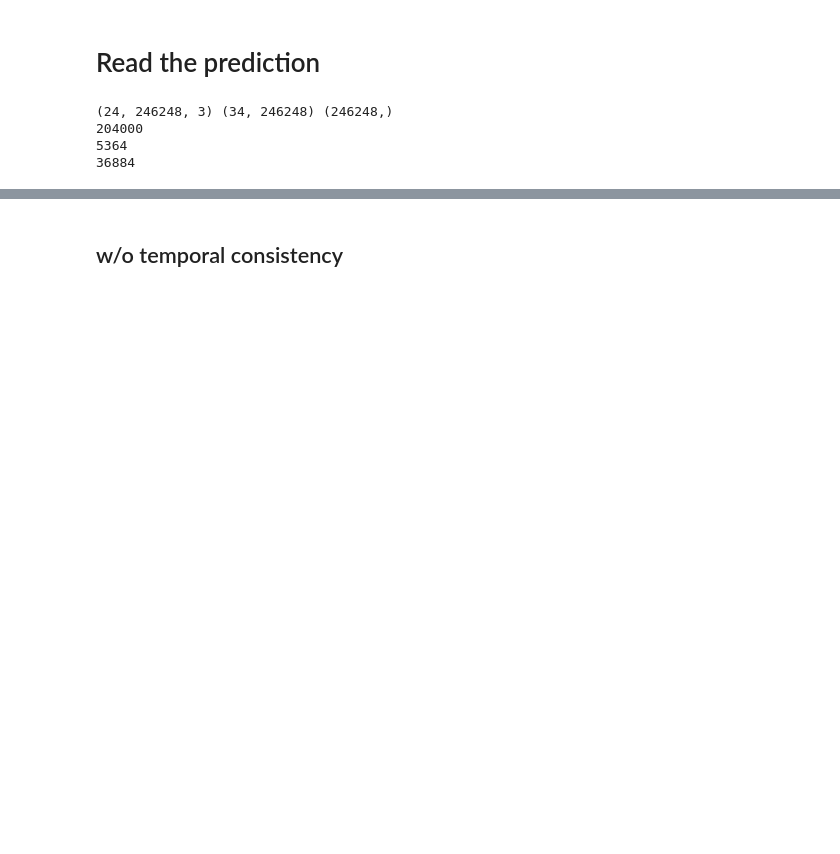
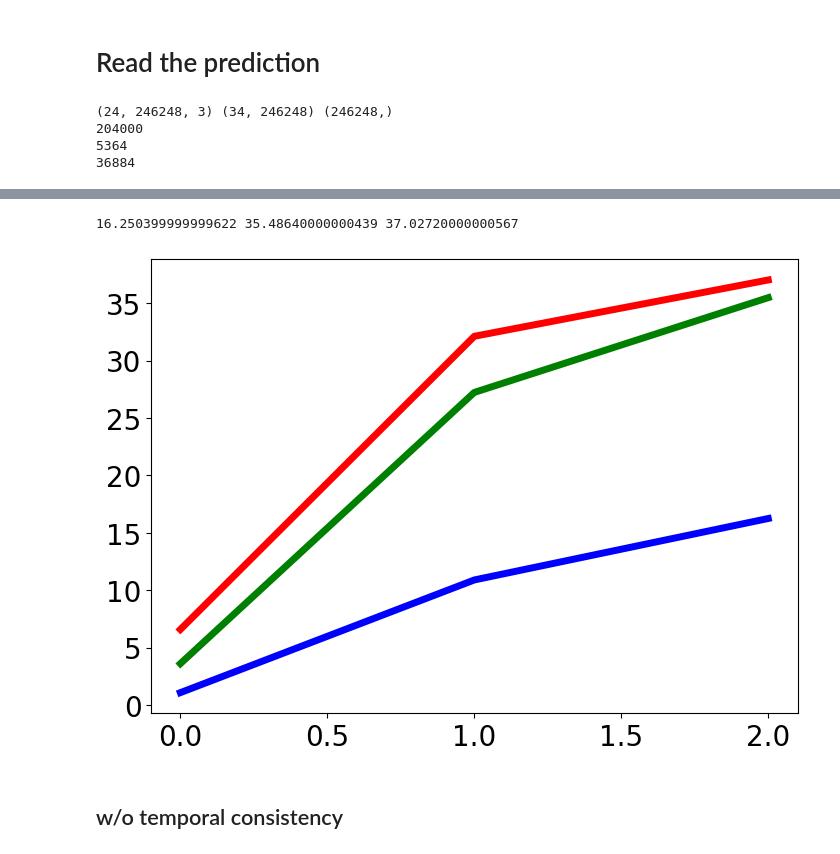
Before and after one commit to qilinli/gns-fragment, a Jupyter notebook: notebooks/report_fragment.ipynb, the cells around one changed output, grey strips where cells are left out. Cells and saved outputs as stored; diff of their text form; code cells hidden in the pictures; blank space fills up the shorter version.

```diff
--- a/notebooks/report_fragment.ipynb
+++ b/notebooks/report_fragment.ipynb
@@ -67,21 +27,0 @@ np.sort(pred_vel)[-20:].mean()
-# %%
-dataset = 'inference'
-file = '/home/jovyan/share/8TB-share/qilin/fragment/inference/d3plots/d3plot6.npz'
-STEP_SIZE = 3
-
-data = np.load(file)
-positions = data['particle_trajectories'][::STEP_SIZE, :, :]
-strains = data['particle_strains'][::STEP_SIZE, :]
-particle_type = data['particle_type']
-
-print(positions[10, :, 2].max())
-
-dataset = 'inference'
-file = '/home/jovyan/share/8TB-share/qilin/fragment/inference/009_120_6_0.4C30.npz'
-STEP_SIZE = 3
-
-data = np.load(file)
-positions = data['positions'][::STEP_SIZE, :, :]
-strains = data['strains'][::STEP_SIZE, :]
-particle_type = data['particle_type']
-print(positions[5, :, 2].max())
@@ -257,3 +132,22 @@ Elapsed time: 13.78 seconds
+# %%
+import matplotlib.pyplot as plt
+
+# 2kg TNT -> 25kg fragments
+# 4kg TNT -> 23kg fragments
+# 6kg TNT -> 47kg fragments
+
+fig = plt.figure(figsize=(7, 5), constrained_layout=True)
+plt.rcParams['lines.linewidth'] = 5
+plt.rcParams['font.size'] = 20
+
+ax = fig.add_subplot(1, 1, 1)
+ax.plot(all_masses[0], 'b')
+ax.plot(all_masses[1], 'g')
+ax.plot(all_masses[2], 'r')
+print(all_masses[0][-1], all_masses[1][-1], all_masses[2][-1])
+# %% [output]
+16.250399999999622 35.48640000000439 37.02720000000567
+[figure, added]
 # %% [markdown]
 ## w/o temporal consistency
 # %%
```
Also changed, not shown: parts of 11 cells of this notebook, 7 other files.
